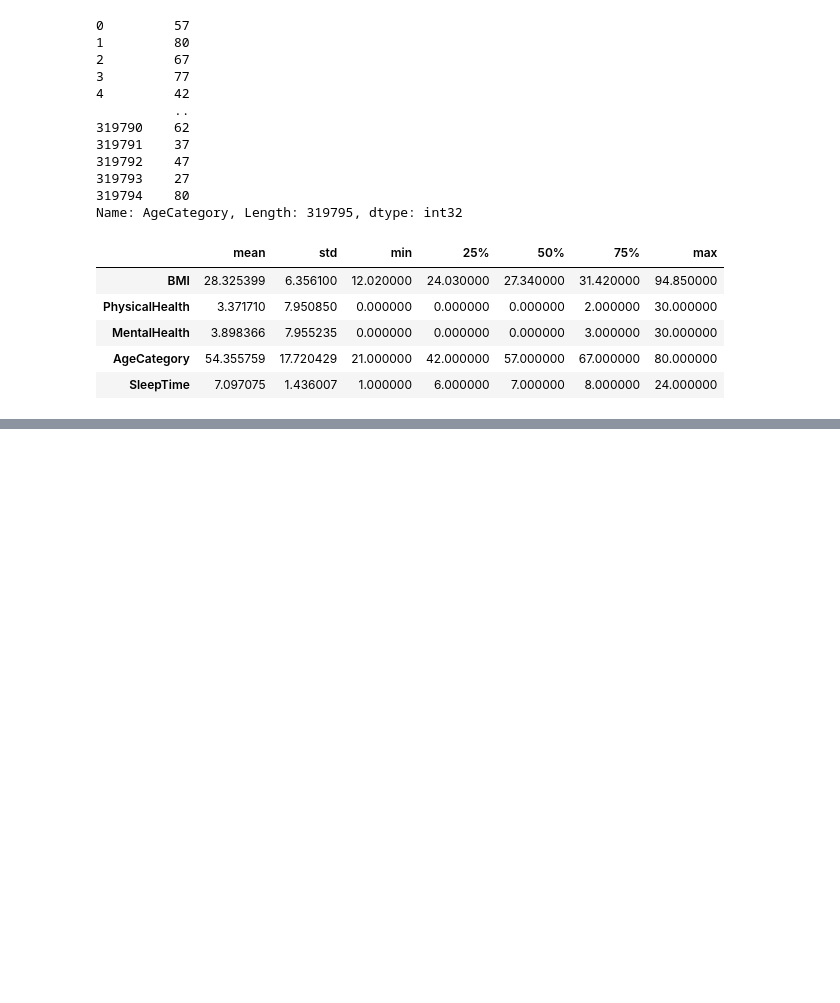
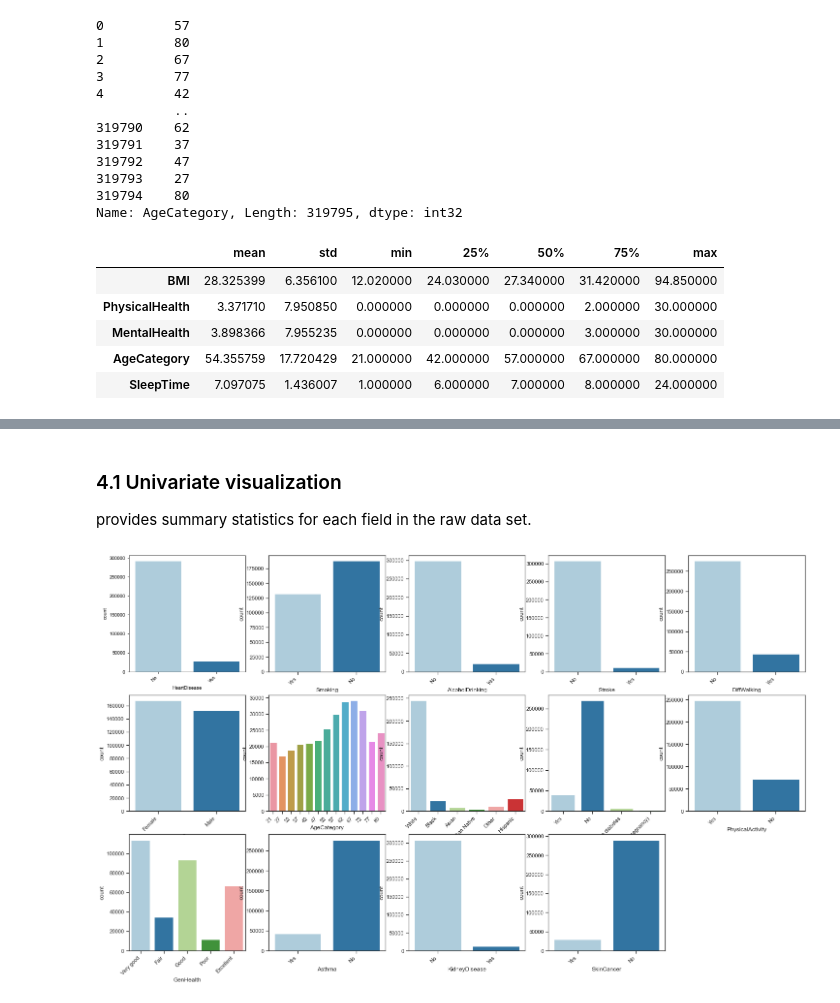
Before and after one commit to Machine-Learning-Projects1/2020-BRFSS-Codebook-CDC, a Jupyter notebook: CDC_ML.ipynb, the cells around one changed output, grey strips where cells are left out. Saved outputs shown, nothing was run; the diff lists cells and outputs as text; code cells hidden in the pictures; blank space fills up the shorter version.

```diff
--- a/CDC_ML.ipynb
+++ b/CDC_ML.ipynb
@@ -158,0 +168,23 @@ df.describe()[1:][['BMI','PhysicalHealth','MentalHealth', 'AgeCategory', 'SleepT
+# %% [markdown]
+### 4.1 Univariate visualization
+provides summary statistics for each field in the raw data set.
+# %%
+# import matplotlib and seaborn for visualization
+from matplotlib import pyplot as plt
+import seaborn as sns
+
+# Univariate visualization
+def categorical_feature_func():
+  i = 1
+  plt.figure(figsize = (25,15))
+  for feature in categorical_features:
+      plt.subplot(3,5,i)
+      sns.set(palette='Paired')
+      sns.set_style("ticks")
+      ax = sns.countplot(x = feature, data = df)#, hue = 'Stroke')#, color='#221C35')
+      ax.set_xticklabels(ax.get_xticklabels(), rotation=45, ha="right")
+      i +=1
+
+categorical_feature_func()
+# %% [output]
+[figure, added]
```
Also changed, not shown: parts of 1 cell of this notebook.
